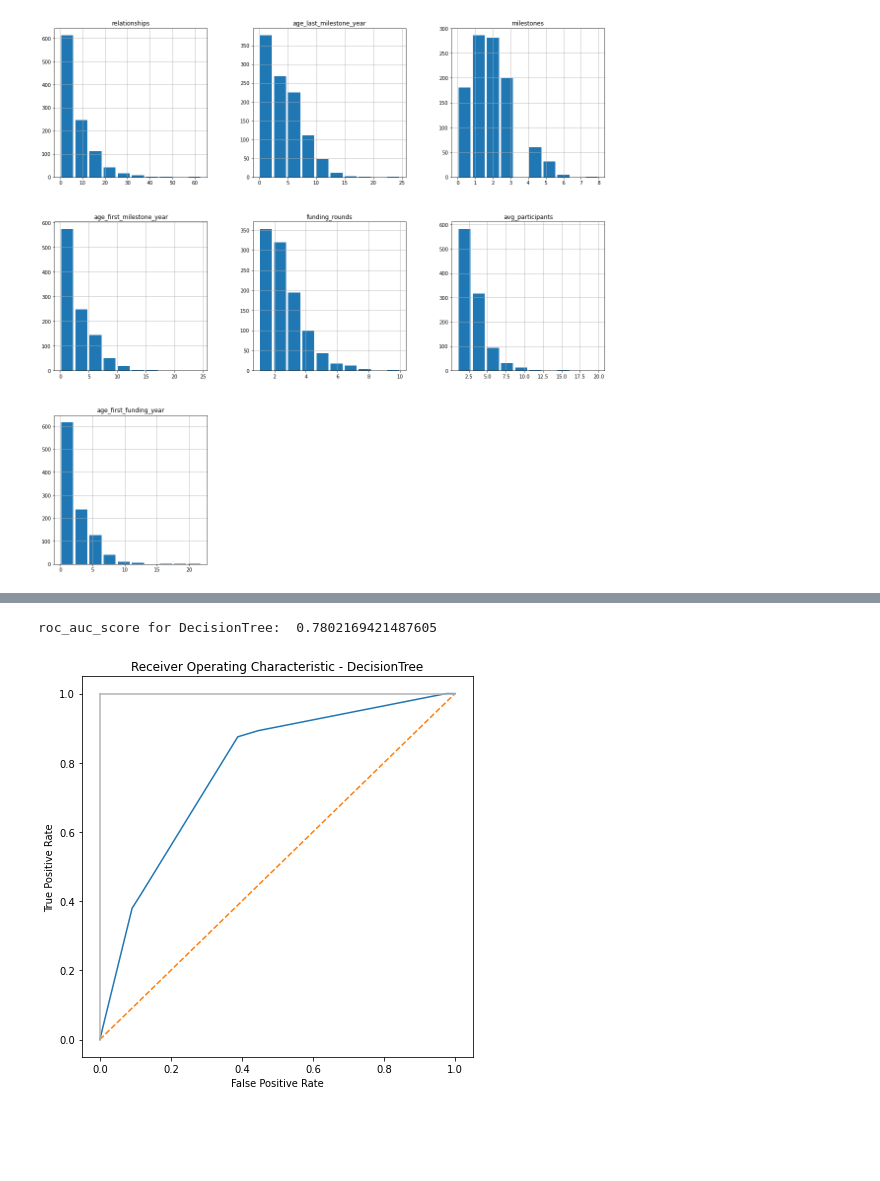
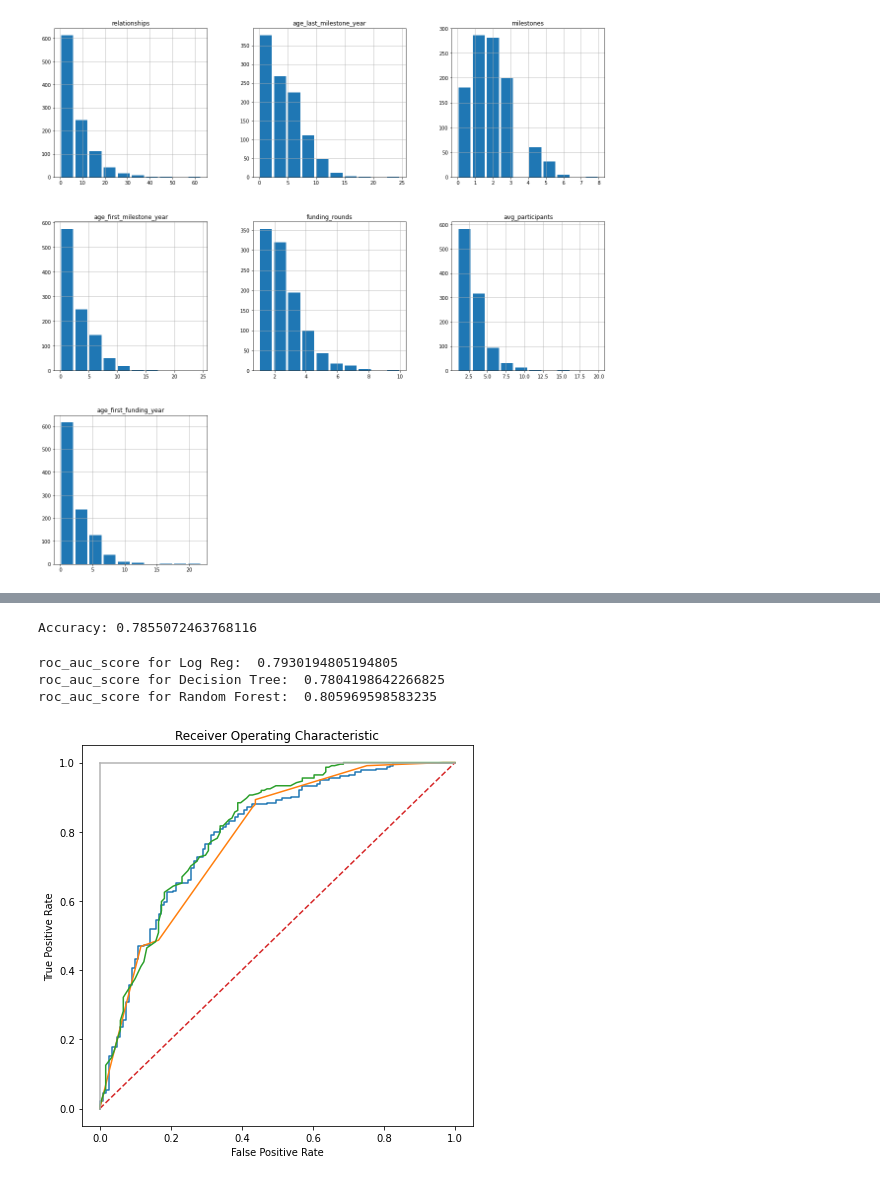
Before and after one commit to szeremetakasia/pythonProject2, a Jupyter notebook: Final Project.ipynb, the cells around one changed output, grey strips where cells are left out. Saved outputs shown, nothing was run; the diff lists cells and outputs as text; code cells hidden in the pictures; blank space fills up the shorter version.

Commit message:
Final Project - Startup Success/Failure Prediction

```diff
--- a/Final Project.ipynb
+++ b/Final Project.ipynb
@@ -202,9 +226,9 @@ is_otherstate               -0.0424      0.029     -1.446      0.148      -0.100
 # %%
 #Divide df into train (67%)  and test (33%) subsets
 
-X = df [['relationships', 'age_last_milestone_year', 'milestones', 'is_top500', 'age_first_milestone_year', 'funding_rounds', 'has_roundB', 'has_roundA',
-                   'avg_participants', 'has_roundC', 'has_roundD', 'age_first_funding_year', 'is_otherstate']]
-y= df[['success']]
+X = df [['relationships', 'age_last_milestone_year', 'milestones', 'is_top500', 'funding_rounds', 'has_roundB', 'has_roundA',
+                   'avg_participants', 'has_roundC', 'has_roundD', 'age_first_funding_year']]
+y = df[['success']]
 print(X.shape, y.shape)
 X_train, X_test, y_train, y_test = train_test_split(X, y, test_size = 0.33, random_state = 0)
 print(X_train.shape, X_test.shape, y_train.shape, y_test.shape)
@@ -214,8 +269,7 @@ print(X_train.shape, X_test.shape, y_train.shape, y_test.shape)
 # %%
 #CART algorithm
-
-dtc = DecisionTreeClassifier(criterion="entropy", max_depth=3)
+dtc = DecisionTreeClassifier(criterion="entropy", max_depth=4)
 dtc = dtc.fit(X_train,y_train)
-y_pred = dtc.predict(X_test)
-print("Accuracy:",metrics.accuracy_score(y_test, y_pred))
+y2_pred = dtc.predict(X_test)
+print("Accuracy:",metrics.accuracy_score(y_test, y2_pred))
 # %% [output]
@@ -223,19 +301,40 @@ Accuracy: 0.7739130434782608
+# %%
+#Random Forest
+from sklearn.ensemble import RandomForestClassifier
+
+#Create a Gaussian Classifier, 100 decision trees
+clf=RandomForestClassifier(n_estimators=100)
+
+clf.fit(X_train,y_train)
+y3_pred=clf.predict(X_test)
+from sklearn import metrics
+print("Accuracy:",metrics.accuracy_score(y_test, y3_pred))
+# %% [output]
+Accuracy: 0.7855072463768116
 # %%
-#ROC
+y_score = logreg.predict_proba(X_test)[::,1]
+false_positive_rate1, true_positive_rate1, threshold1 = roc_curve(y_test, y_score)
+print('roc_auc_score for Log Reg: ', roc_auc_score(y_test, y_score))
 
-y_score = dtc.predict_proba(X_test)[:,1]
-false_positive_rate, true_positive_rate, threshold = roc_curve(y_test, y_score)
-print('roc_auc_score for DecisionTree: ', roc_auc_score(y_test, y_score))
+y2_score = dtc.predict_proba(X_test)[:,1]
+false_positive_rate2, true_positive_rate2, threshold2 = roc_curve(y_test, y2_score)
+print('roc_auc_score for Decision Tree: ', roc_auc_score(y_test, y2_score))
+
+y3_score = clf.predict_proba(X_test)[:,1]
+false_positive_rate3, true_positive_rate3, threshold3 = roc_curve(y_test, y3_score)
+print('roc_auc_score for Random Forest: ', roc_auc_score(y_test, y3_score))
 
 # Plot ROC
 plt.subplots(1, figsize=(7,7))
-plt.title('Receiver Operating Characteristic - DecisionTree')
-plt.plot(false_positive_rate, true_positive_rate)
+plt.title('Receiver Operating Characteristic')
+plt.plot(false_positive_rate1, true_positive_rate1, false_positive_rate2,true_positive_rate2, false_positive_rate3,true_positive_rate3)
 plt.plot([0, 1], ls="--")
 plt.plot([0, 0], [1, 0] , c=".7"), plt.plot([1, 1] , c=".7")
 plt.ylabel('True Positive Rate')
 plt.xlabel('False Positive Rate')
 plt.show()
 # %% [output]
-roc_auc_score for DecisionTree:  0.7802169421487605
+roc_auc_score for Log Reg:  0.7930194805194805
+roc_auc_score for Decision Tree:  0.7804198642266825
+roc_auc_score for Random Forest:  0.805969598583235
-[figure, old version]
+[figure, new version]
```
Also changed, not shown: parts of 9 cells of this notebook.
